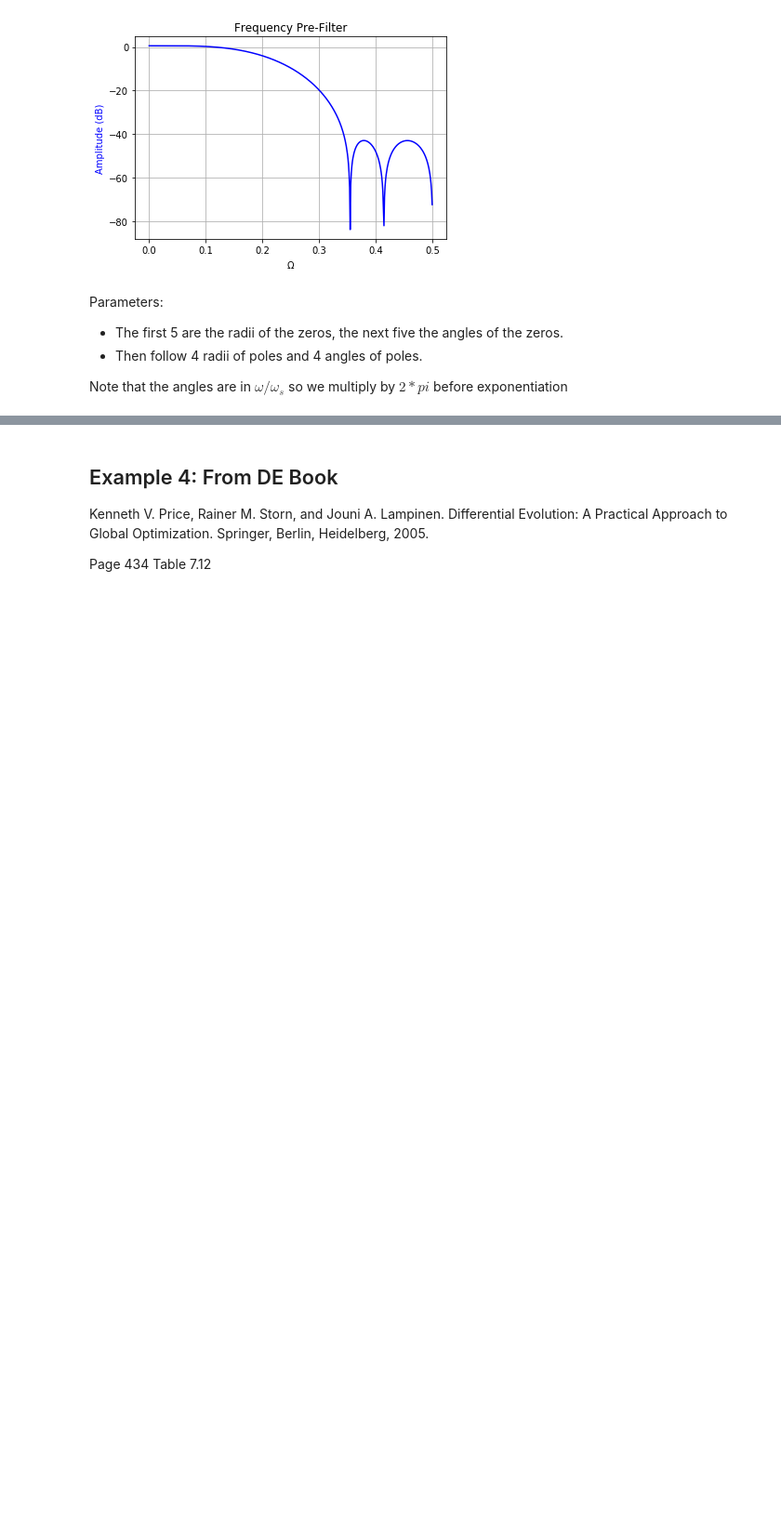
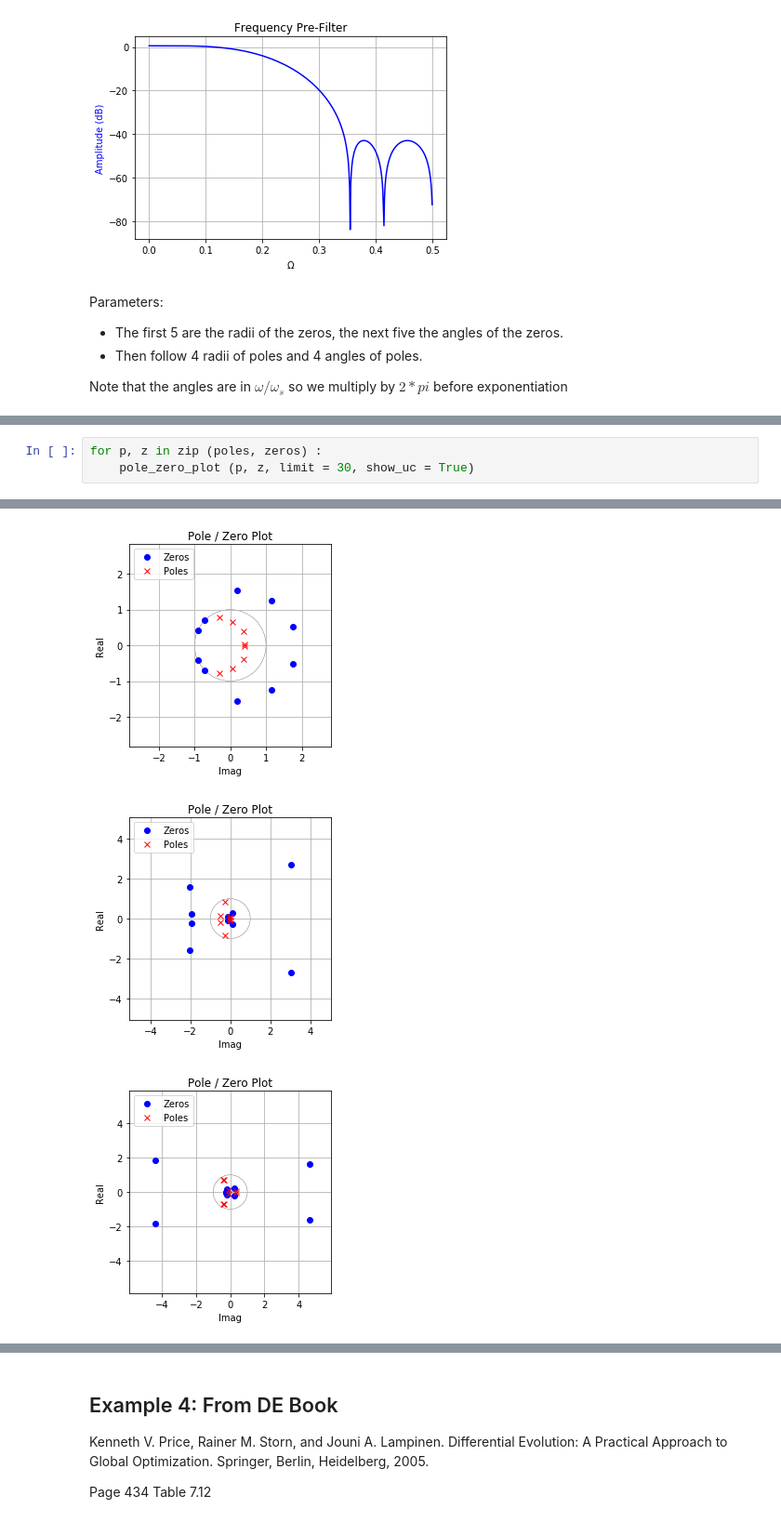
Before and after one commit to schlatterbeck/filter-optimizer, a Jupyter notebook: IIR_Filter.ipynb, the cells around one changed output, grey strips where cells are left out. Shown at 93% size. Cells and saved outputs as stored; diff of their text form; blank space fills up the shorter version.

```diff
--- a/IIR_Filter.ipynb
+++ b/IIR_Filter.ipynb
@@ -279,0 +271,4 @@ pole_zero_plot (poles [4], zeros [4], limit = 30, show_uc = True)
+# %%
+for p, z in zip (poles, zeros) :
+    pole_zero_plot (p, z, limit = 30, show_uc = True)
+# %% [output]
@@ -279,0 +276,3 @@ pole_zero_plot (poles [4], zeros [4], limit = 30, show_uc = True)
+[figure, added]
+[figure, added]
+[figure, added]
```
Also changed, not shown: parts of 3 cells of this notebook, 1 other file.
